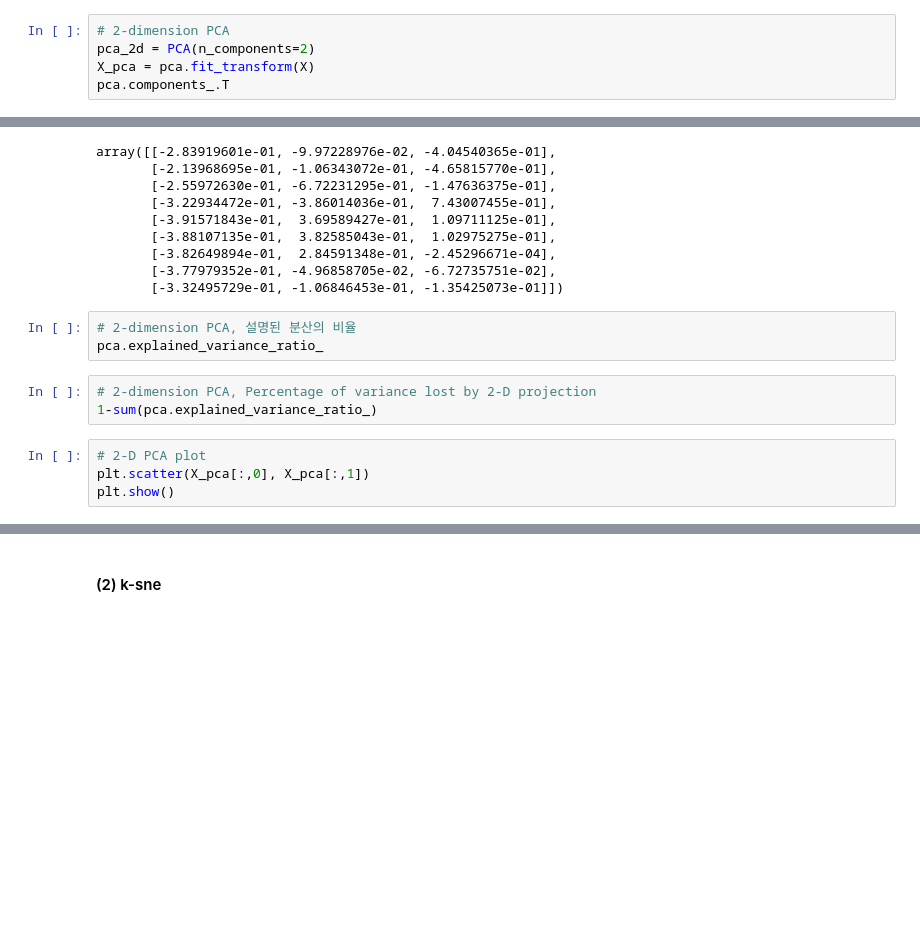
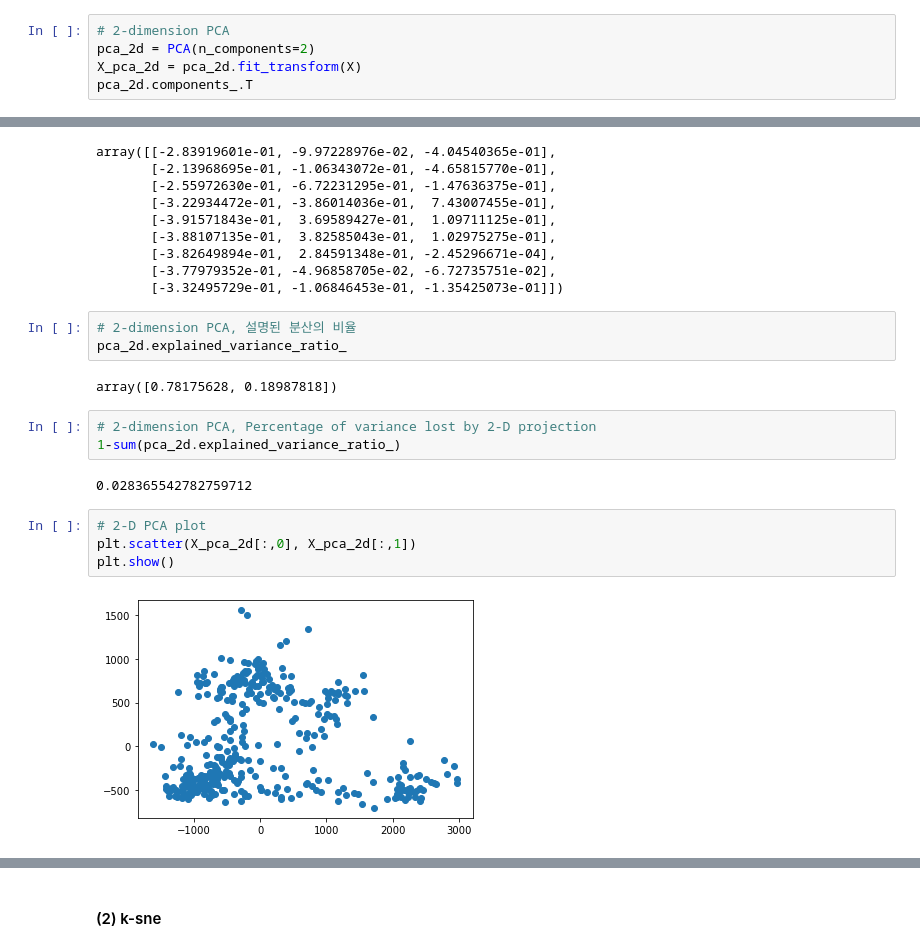
Before and after one commit to P-uyoung/X-Corps_Soil-detection, a Jupyter notebook: kmeans.ipynb, the cells around one changed output, grey strips where cells are left out. Saved outputs shown, nothing was run; the diff lists cells and outputs as text; blank space fills up the shorter version.

```diff
--- a/kmeans.ipynb
+++ b/kmeans.ipynb
@@ -48,8 +48,8 @@ K-sne is advantageous to visualize clustering
 # %%
 # 2-dimension PCA
 pca_2d = PCA(n_components=2)
-X_pca = pca.fit_transform(X)
-pca.components_.T
+X_pca_2d = pca_2d.fit_transform(X)
+pca_2d.components_.T
 # %% [output]
 array([[-0.2839196 , -0.0997229 ],
        [-0.21396869, -0.10634307],
@@ -77,14 +77,20 @@ array([[-2.83919601e-01, -9.97228976e-02, -4.04540365e-01],
        [-3.32495729e-01, -1.06846453e-01, -1.35425073e-01]])
 # %%
 # 2-dimension PCA, 설명된 분산의 비율
-pca.explained_variance_ratio_
+pca_2d.explained_variance_ratio_
+# %% [output]
+array([0.78175628, 0.18987818])
 # %%
 # 2-dimension PCA, Percentage of variance lost by 2-D projection
-1-sum(pca.explained_variance_ratio_)
+1-sum(pca_2d.explained_variance_ratio_)
+# %% [output]
+0.028365542782759712
 # %%
 # 2-D PCA plot
-plt.scatter(X_pca[:,0], X_pca[:,1])
+plt.scatter(X_pca_2d[:,0], X_pca_2d[:,1])
 plt.show()
+# %% [output]
+[figure, added]
 # %%
 # 3-D PCA plot
 pca_3d = PCA(n_components=3)
```
Also changed, not shown: parts of 47 cells of this notebook, 1 other file.
